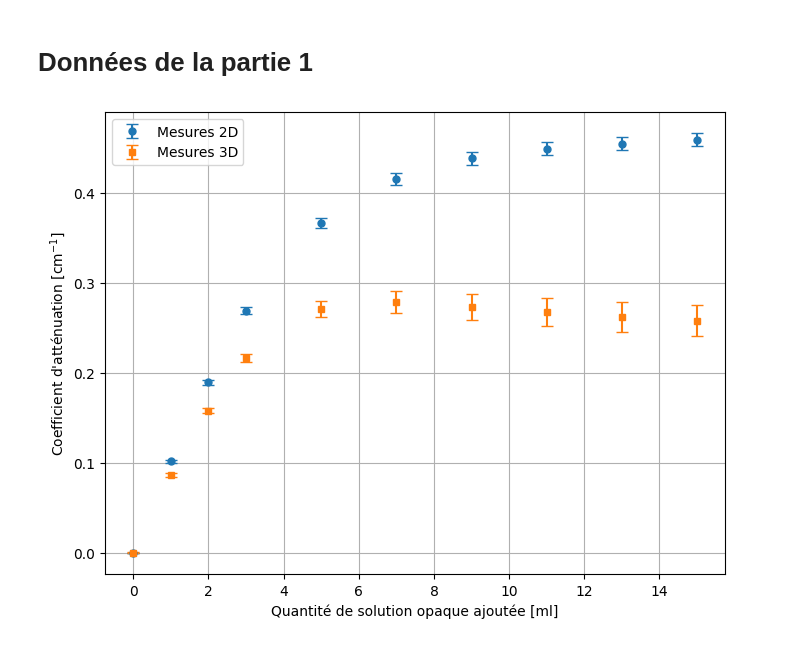
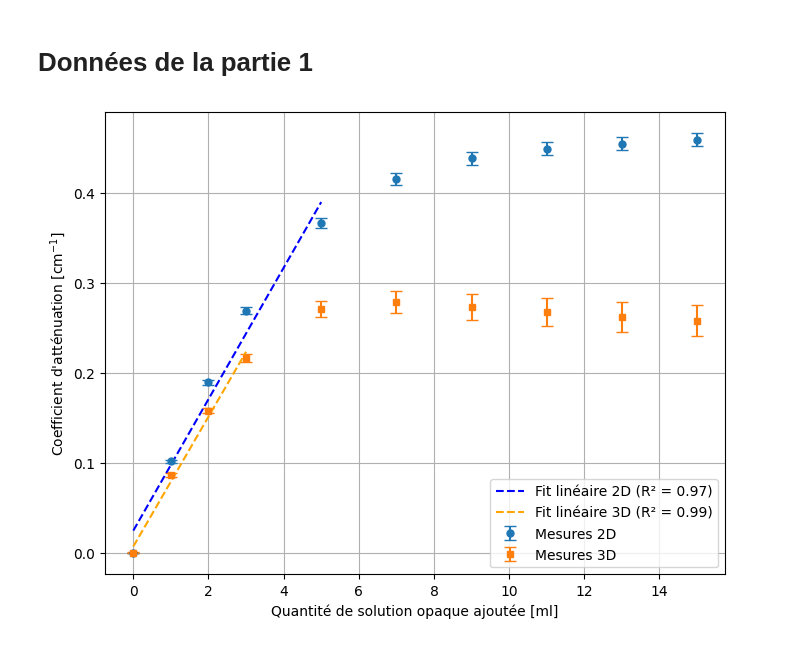
Before and after one commit to felixantoine1/labV_projet, a Jupyter notebook: analyse_partie1.ipynb, the cells around one changed output. Saved outputs shown, nothing was run; the diff lists cells and outputs as text; code cells hidden in the pictures.

Commit message:
Fit linéaire

```diff
--- a/analyse_partie1.ipynb
+++ b/analyse_partie1.ipynb
@@ -75,15 +76,27 @@ mu_2d, sigma_2d = propagation_incertitudes_division_liste(ln_intensity, sigma_ln
 # %%
 plt.figure(figsize=(8, 6))
 
 plt.errorbar(volume, mu_2d, yerr=sigma_2d, fmt='o', capsize=4, markersize=5, linestyle='', label='Mesures 2D')
 plt.errorbar(volume, mu_3d, yerr=sigma_3d, fmt='s', capsize=4, markersize=5, linestyle='', label='Mesures 3D')
 
+x_2d = np.array(volume[:5])
+y_2d = np.array(mu_2d[:5])
+slope_2d, intercept_2d, r_value_2d, _, _ = linregress(x_2d, y_2d)
+r_squared_2d = r_value_2d ** 2
+plt.plot(x_2d, slope_2d * x_2d + intercept_2d, color='blue', linestyle='--', label=f'Fit linéaire 2D (R² = {r_squared_2d:.2f})')
+
+x_3d = np.array(volume[:4])
+y_3d = np.array(mu_3d[:4])
+slope_3d, intercept_3d, r_value_3d, _, _ = linregress(x_3d, y_3d)
+r_squared_3d = r_value_3d ** 2
+plt.plot(x_3d, slope_3d * x_3d + intercept_3d, color='orange', linestyle='--', label=f'Fit linéaire 3D (R² = {r_squared_3d:.2f})')
+
 plt.xlabel('Quantité de solution opaque ajoutée [ml]')
 plt.ylabel("Coefficient d'atténuation [cm$^{-1}$]")
 plt.legend()
 plt.grid(True)
 
-# Afficher le graphique
+
 plt.show()
 # %% [output]
-[figure, old version]
+[figure, new version]
```
Also changed, not shown: parts of 1 cell of this notebook.
